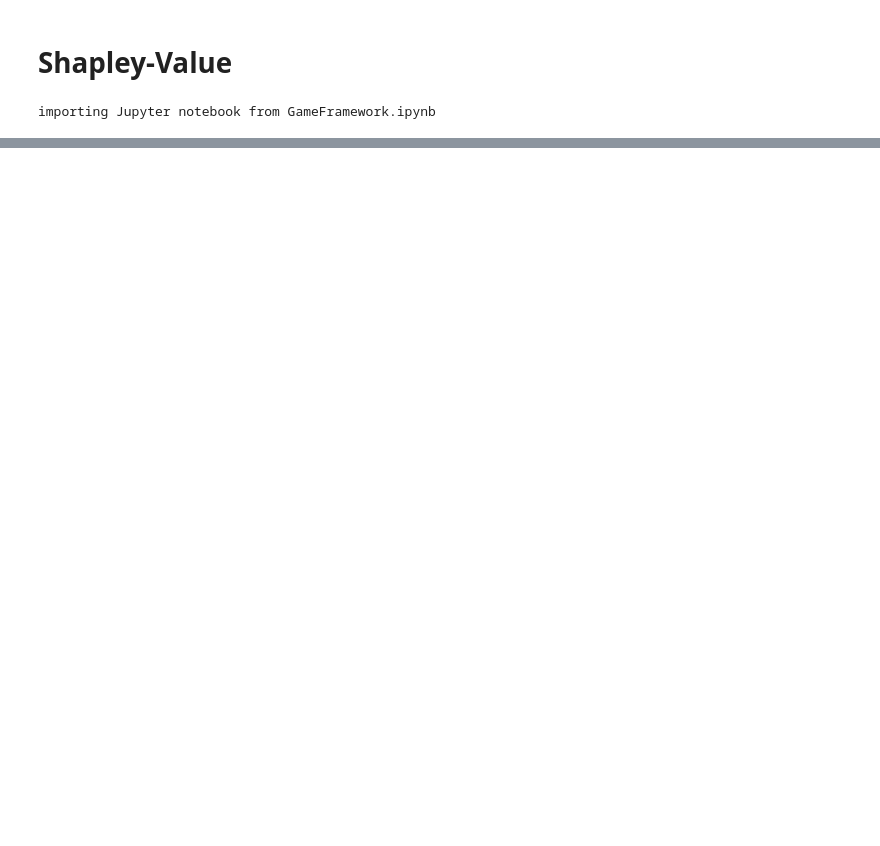
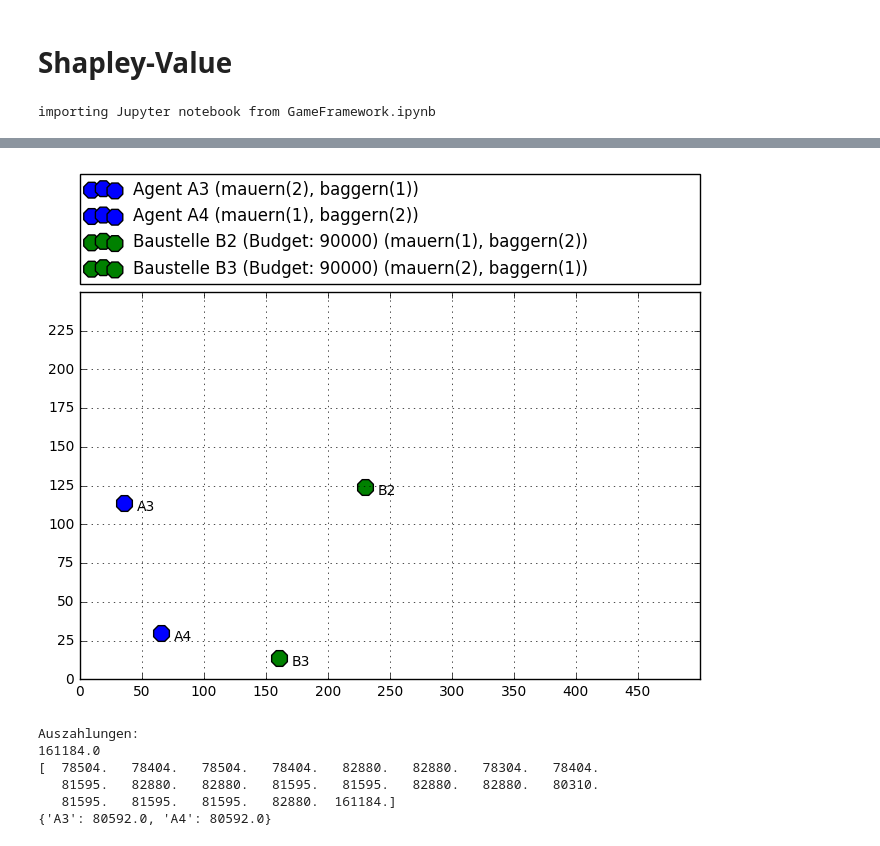
Before and after one commit to mhhf/AOTidF-bagger, a Jupyter notebook: Shapley.ipynb, the cells around one changed output, grey strips where cells are left out. Saved outputs shown, nothing was run; the diff lists cells and outputs as text; code cells hidden in the pictures; blank space fills up the shorter version.

```diff
--- a/Shapley.ipynb
+++ b/Shapley.ipynb
@@ -291,0 +275,15 @@ print 59318.625+59318.625+39545.75
+# %%
+scenario = gf.Scenario( agentCount=2, siteCount=2, skills=[gf.Skill("mauern"), gf.Skill("baggern")], \
+                        skillCap=[[2,1],[1,2]], skillReq=[[1,2],[2,1]], budget=[90000], \
+                        costFunction=[['lambda k,d:(k/5+1)*d+20*k', 'lambda k,d:(k/5+1)*d+20*k',\
+                                       'lambda k,d:(k/3+1)*d+25*k']] )
+scenario.plotMap()
+shapley(scenario)
+# %% [output]
+[figure, added]
+Auszahlungen:
+161184.0
+[  78504.   78404.   78504.   78404.   82880.   82880.   78304.   78404.
+   81595.   82880.   82880.   81595.   81595.   82880.   82880.   80310.
+   81595.   81595.   81595.   82880.  161184.]
+{'A3': 80592.0, 'A4': 80592.0}
```
Also changed, not shown: parts of 8 cells of this notebook, 3 other files.
